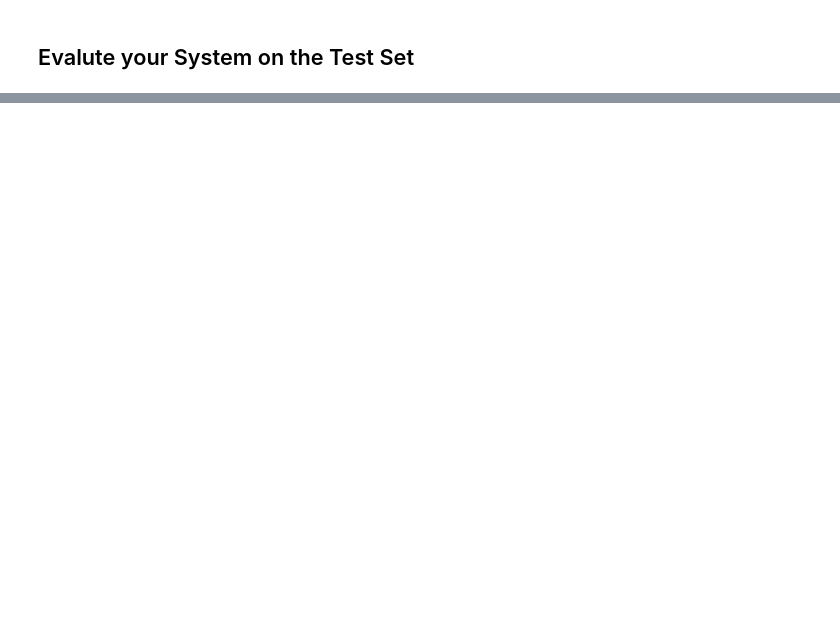
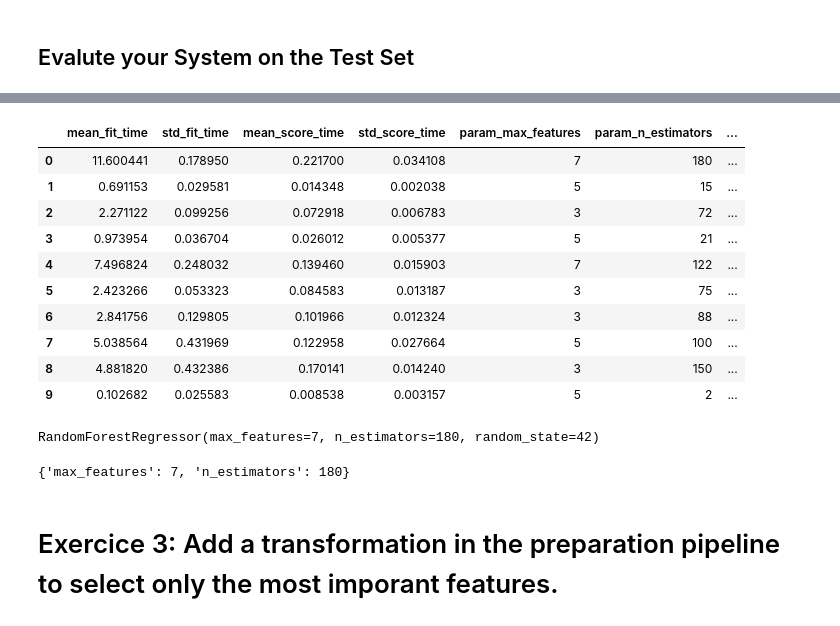
Before and after one commit to CSpanias/handson_ml, a Jupyter notebook: Housing (Chapter 2_End-to-End ML Project).ipynb, the cells around one changed output, grey strips where cells are left out. Cells and saved outputs as stored; diff of their text form; code cells hidden in the pictures; blank space fills up the shorter version.

```diff
--- a/Housing (Chapter 2_End-to-End ML Project).ipynb
+++ b/Housing (Chapter 2_End-to-End ML Project).ipynb
@@ -694,0 +795,19 @@ array([46034.6910529 , 49996.68190445])
+# %%
+# create an instance with the GS parameters
+svr = gs.best_estimator_
+
+# fit the training data
+svr.fit(housing_prepared, housing_labels)
+
+# cross-validate dataset with multiple metrics
+svr_scores = cross_validate(svr, housing_prepared, housing_labels,
+                       scoring=["neg_mean_absolute_error", "neg_mean_squared_error"],
+                       cv=10)
+
+# extract and print MAE score
+print("Support Vector Machine MAE:")
+display_scores((-svr_scores["test_neg_mean_absolute_error"]))
+
+# extract and print RMSE score
+print("\nSupport Vector Machine RMSE:")
+display_scores(np.sqrt(-svr_scores["test_neg_mean_squared_error"]))
@@ -694,0 +831,19 @@ array([46034.6910529 , 49996.68190445])
+# %%
+from sklearn.model_selection import RandomizedSearchCV
+from scipy.stats import randint
+
+# define RS hyperparameters
+param_distribs = {
+        'n_estimators': randint(low=1, high=200),
+        'max_features': randint(low=1, high=8)
+    }
+
+# create an instance
+forest_reg = RandomForestRegressor(random_state=42)
+
+# define the hyperparameters of RS
+rnd_search = RandomizedSearchCV(forest_reg, param_distributions=param_distribs,
+                                n_iter=10, cv=5, scoring='neg_mean_squared_error', random_state=42)
+
+# fit training data to RS
+rnd_search.fit(housing_prepared, housing_labels)
@@ -694,0 +878,28 @@ array([46034.6910529 , 49996.68190445])
+# %%
+# check results as a dataframe
+pd.DataFrame(rnd_search.cv_results_)
+# %% [output]
+|  | mean_fit_time | std_fit_time | mean_score_time | std_score_time | param_max_features | param_n_estimators | ... |
+| 0 | 11.600441 | 0.178950 | 0.221700 | 0.034108 | 7 | 180 | ... |
+| 1 | 0.691153 | 0.029581 | 0.014348 | 0.002038 | 5 | 15 | ... |
+| 2 | 2.271122 | 0.099256 | 0.072918 | 0.006783 | 3 | 72 | ... |
+| 3 | 0.973954 | 0.036704 | 0.026012 | 0.005377 | 5 | 21 | ... |
+| 4 | 7.496824 | 0.248032 | 0.139460 | 0.015903 | 7 | 122 | ... |
+| 5 | 2.423266 | 0.053323 | 0.084583 | 0.013187 | 3 | 75 | ... |
+| 6 | 2.841756 | 0.129805 | 0.101966 | 0.012324 | 3 | 88 | ... |
+| 7 | 5.038564 | 0.431969 | 0.122958 | 0.027664 | 5 | 100 | ... |
+| 8 | 4.881820 | 0.432386 | 0.170141 | 0.014240 | 3 | 150 | ... |
+| 9 | 0.102682 | 0.025583 | 0.008538 | 0.003157 | 5 | 2 | ... |
+# %%
+# get best estimator
+rnd_search.best_estimator_
+# %% [output]
+RandomForestRegressor(max_features=7, n_estimators=180, random_state=42)
+# %%
+# get best parameters
+rnd_search.best_params_
+# %% [output]
+{'max_features': 7, 'n_estimators': 180}
+# %% [markdown]
+<a name="EX3"> </a>
+# Exercice 3: Add a transformation in the preparation pipeline to select only the most imporant features.
```
Also changed, not shown: parts of 35 cells of this notebook.
